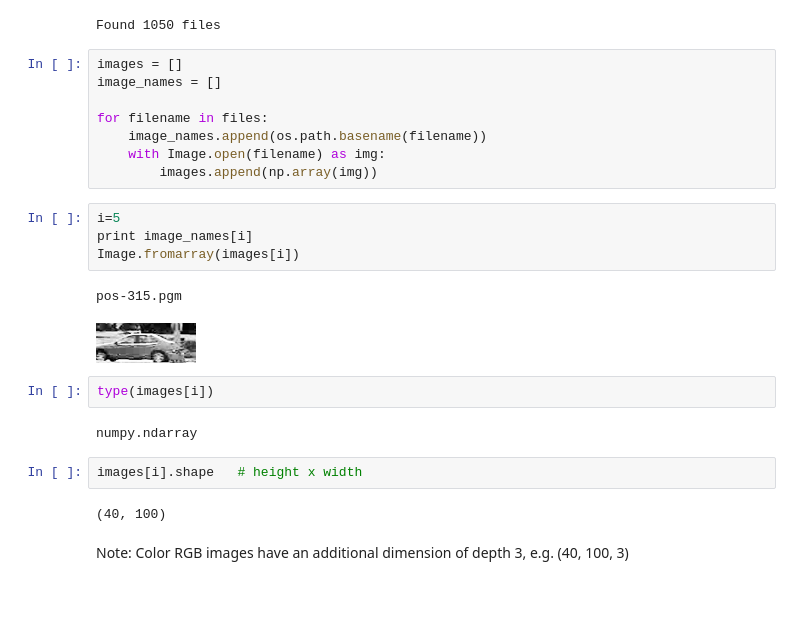
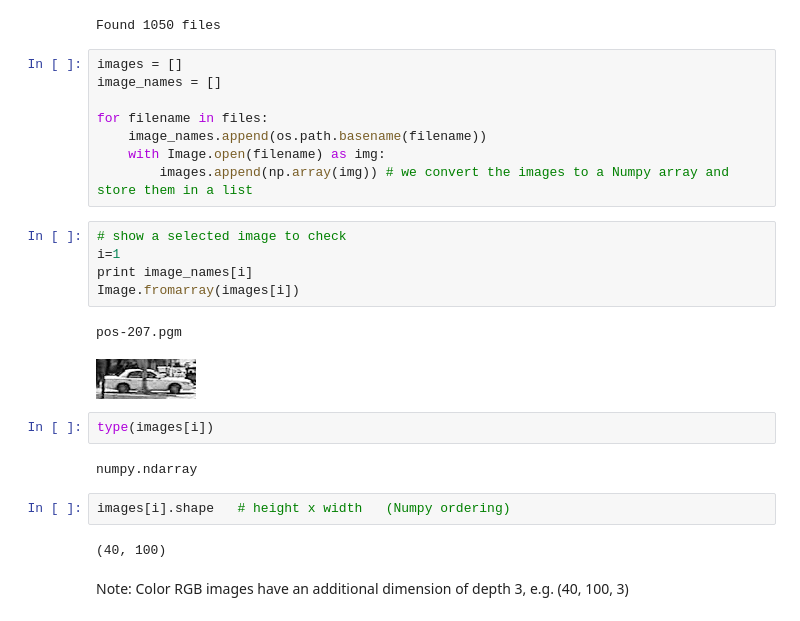
Before and after one commit to tuwien-musicir/DeepLearning_Tutorial, a Jupyter notebook: Car_recognition.ipynb, the cells around one changed output. Saved outputs shown, nothing was run; the diff lists cells and outputs as text.

```diff
--- a/Car_recognition.ipynb
+++ b/Car_recognition.ipynb
@@ -63,20 +60,21 @@ image_names = []
 for filename in files:
     image_names.append(os.path.basename(filename))
     with Image.open(filename) as img:
-        images.append(np.array(img))
+        images.append(np.array(img)) # we convert the images to a Numpy array and store them in a list
 # %%
-i=5
+# show a selected image to check
+i=1
 print image_names[i]
 Image.fromarray(images[i])
 # %% [output]
-pos-315.pgm
+pos-207.pgm
-[figure, old version]
+[figure, new version]
 # %%
 type(images[i])
 # %% [output]
 numpy.ndarray
 # %%
-images[i].shape   # height x width
+images[i].shape   # height x width   (Numpy ordering)
 # %% [output]
 (40, 100)
 # %% [markdown]
```
Also changed, not shown: parts of 20 cells of this notebook.
